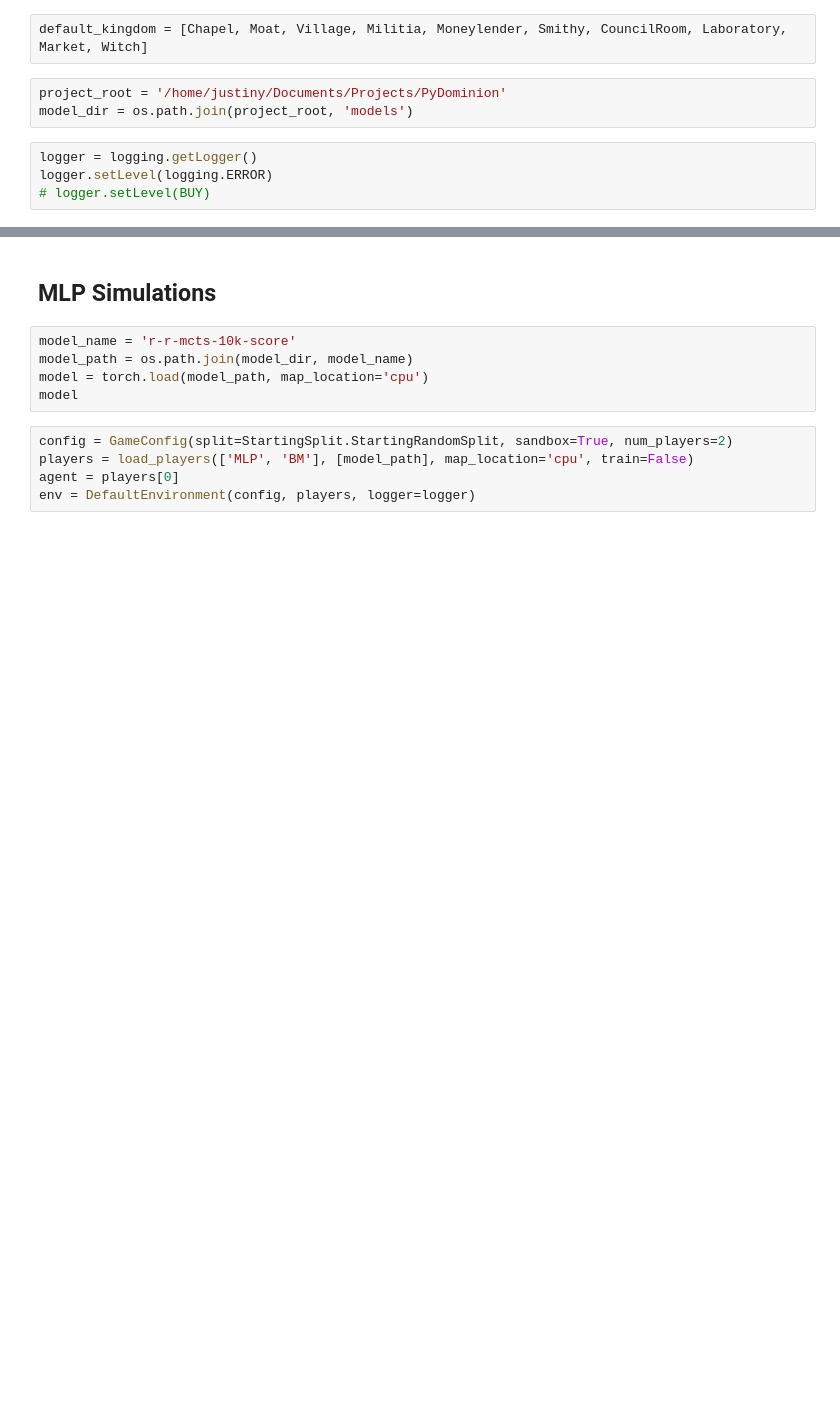
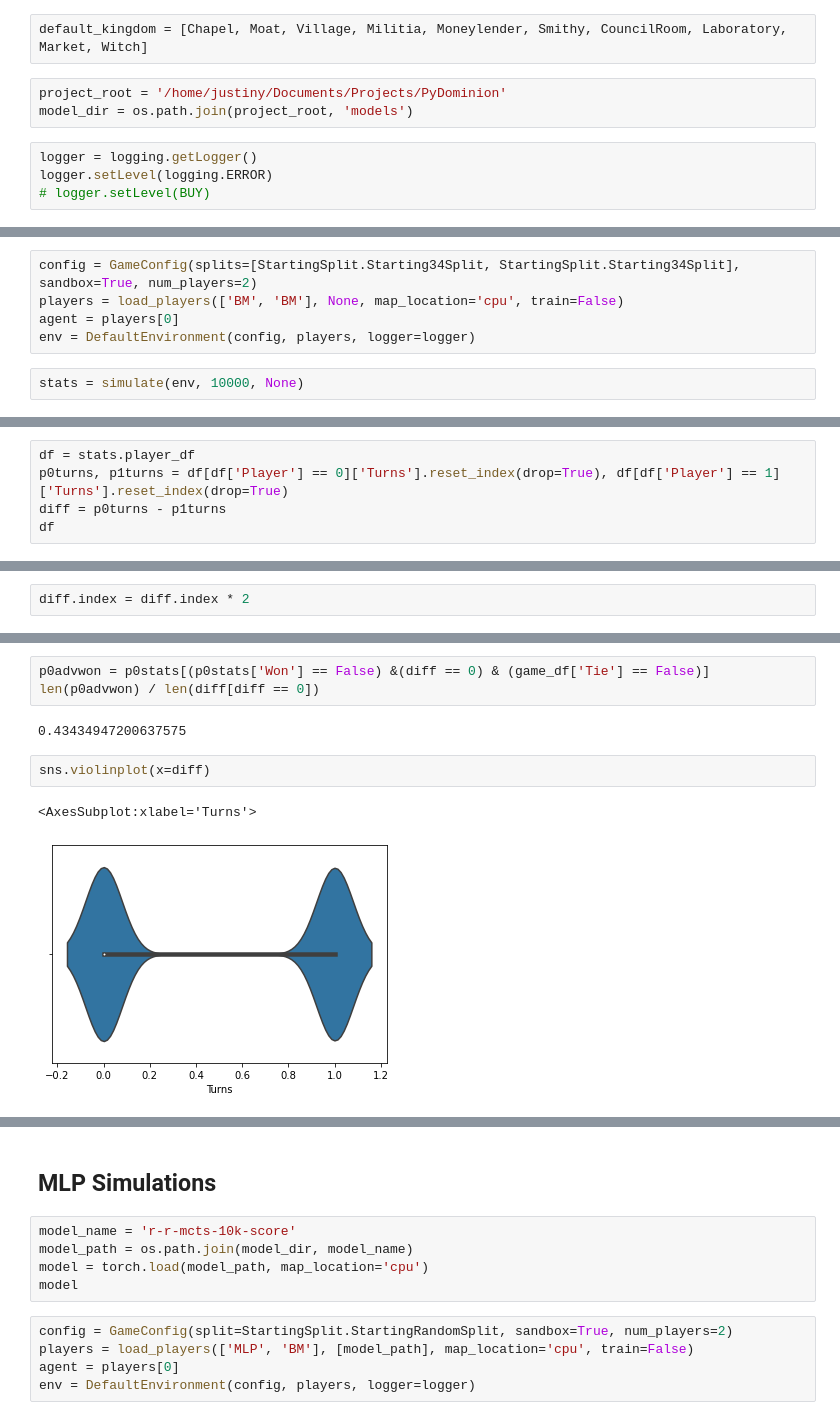
Before and after one commit to SpecificGenerality/PyDominion, a Jupyter notebook: notebooks/simulations.ipynb, the cells around one changed output, grey strips where cells are left out. Drawn from its saved outputs; the diff is of its cells as text; blank space fills up the shorter version.

Commit message:
add basic turn logging

```diff
--- a/notebooks/simulations.ipynb
+++ b/notebooks/simulations.ipynb
@@ -26,0 +31,7 @@ logger.setLevel(logging.ERROR)
+# %%
+config = GameConfig(splits=[StartingSplit.Starting34Split, StartingSplit.Starting34Split], sandbox=True, num_players=2)
+players = load_players(['BM', 'BM'], None, map_location='cpu', train=False)
+agent = players[0]
+env = DefaultEnvironment(config, players, logger=logger)
+# %%
+stats = simulate(env, 10000, None)
@@ -26,0 +60,5 @@ logger.setLevel(logging.ERROR)
+# %%
+df = stats.player_df
+p0turns, p1turns = df[df['Player'] == 0]['Turns'].reset_index(drop=True), df[df['Player'] == 1]['Turns'].reset_index(drop=True)
+diff = p0turns - p1turns
+df
@@ -26,0 +104,2 @@ logger.setLevel(logging.ERROR)
+# %%
+diff.index = diff.index * 2
@@ -26,0 +141,10 @@ logger.setLevel(logging.ERROR)
+# %%
+p0advwon = p0stats[(p0stats['Won'] == False) &(diff == 0) & (game_df['Tie'] == False)]
+len(p0advwon) / len(diff[diff == 0])
+# %% [output]
+0.43434947200637575
+# %%
+sns.violinplot(x=diff)
+# %% [output]
+<AxesSubplot:xlabel='Turns'>
+[figure, added]
```
Also changed, not shown: parts of 13 cells of this notebook, 4 other files.
